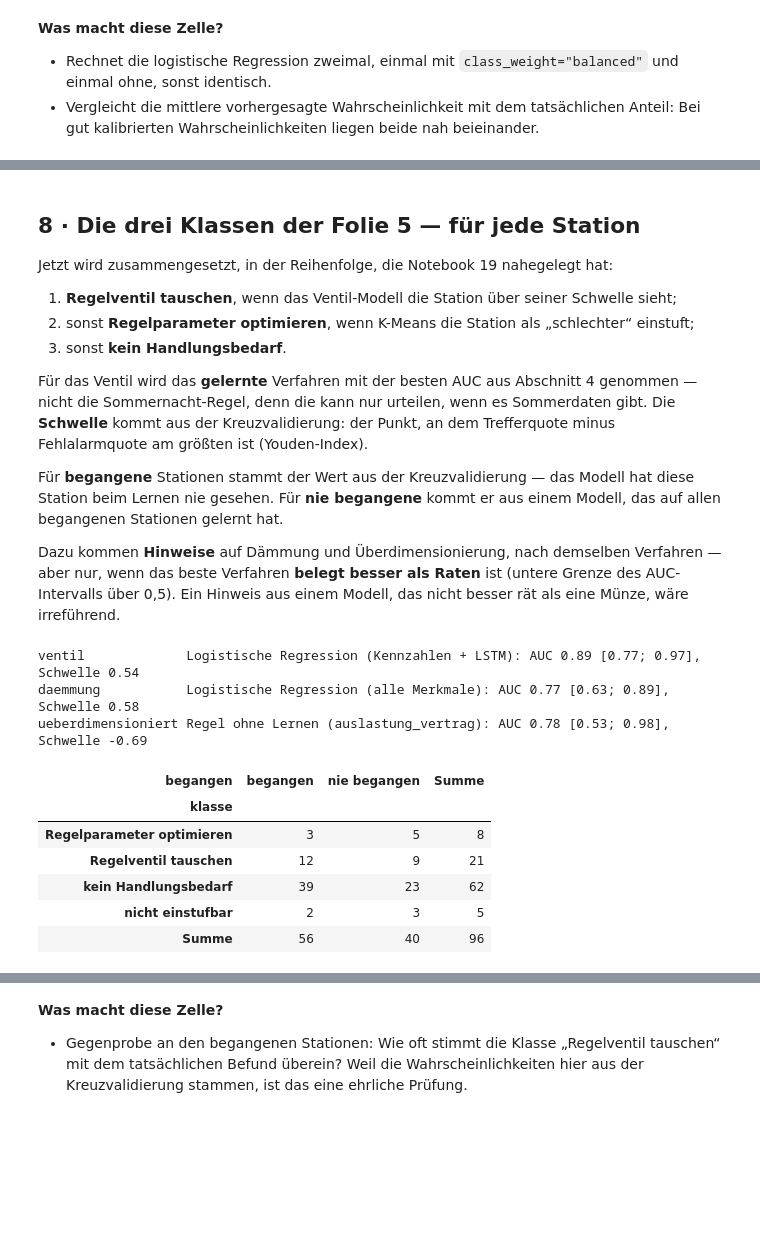
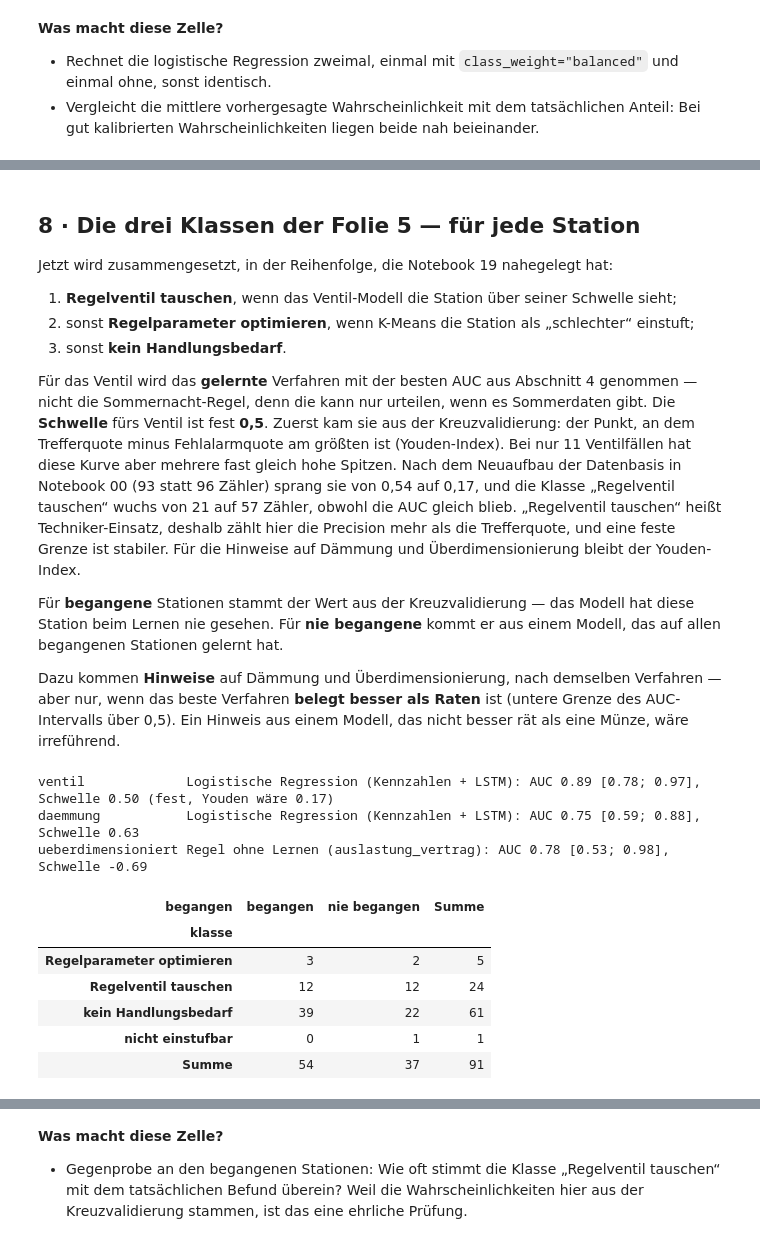
Before and after one commit to ivelinayna/projektseminar, a Jupyter notebook: notebooks/22_xgboost_fehlerklassen.ipynb, the cells around one changed output, grey strips where cells are left out. Drawn from its saved outputs; the diff is of its cells as text; code cells hidden in the pictures; blank space fills up the shorter version.

```diff
--- a/notebooks/22_xgboost_fehlerklassen.ipynb
+++ b/notebooks/22_xgboost_fehlerklassen.ipynb
@@ -595,8 +595,14 @@ Jetzt wird zusammengesetzt, in der Reihenfolge, die Notebook 19 nahegelegt hat:
 
 Für das Ventil wird das **gelernte** Verfahren mit der besten AUC aus Abschnitt 4 genommen
 — nicht die Sommernacht-Regel, denn die kann nur urteilen, wenn es Sommerdaten gibt.
-Die **Schwelle** kommt aus der Kreuzvalidierung: der Punkt, an dem Trefferquote minus
-Fehlalarmquote am größten ist (Youden-Index).
+Die **Schwelle** fürs Ventil ist fest **0,5**. Zuerst kam sie aus der Kreuzvalidierung: der
+Punkt, an dem Trefferquote minus Fehlalarmquote am größten ist (Youden-Index). Bei nur 11
+Ventilfällen hat diese Kurve aber mehrere fast gleich hohe Spitzen. Nach dem Neuaufbau der
+Datenbasis in Notebook 00 (93 statt 96 Zähler) sprang sie von 0,54 auf 0,17, und die Klasse
+„Regelventil tauschen“ wuchs von 21 auf 57 Zähler, obwohl die AUC gleich blieb. „Regelventil
+tauschen“ heißt Techniker-Einsatz, deshalb zählt hier die Precision mehr als die Trefferquote,
+und eine feste Grenze ist stabiler. Für die Hinweise auf Dämmung und Überdimensionierung bleibt
+der Youden-Index.
 
 Für **begangene** Stationen stammt der Wert aus der Kreuzvalidierung — das Modell hat
 diese Station beim Lernen nie gesehen. Für **nie begangene** kommt er aus einem Modell,
@@ -607,7 +613,7 @@ aber nur, wenn das beste Verfahren **belegt besser als Raten** ist (untere Grenz
 AUC-Intervalls über 0,5). Ein Hinweis aus einem Modell, das nicht besser rät als eine
 Münze, wäre irreführend.
 # %%
-def endmodell(ziel, nur_gelernt=False):
+def endmodell(ziel, nur_gelernt=False, schwelle_fest=None):
     t = loo[loo["Ziel"] == ziel]
     if nur_gelernt:
         t = t[t["Modell"] != "Regel ohne Lernen"]
@@ -616,7 +622,8 @@ def endmodell(ziel, nur_gelernt=False):
     y = d[ziel].astype(int).to_numpy()
     oof = pd.Series(scores[(ziel, split, t["Modell"], t["Merkmale"])], index=d.index)
     fpr, tpr, schwellen = roc_curve(y, oof)
-    schwelle = schwellen[np.argmax(tpr - fpr)]
+    youden = schwellen[np.argmax(tpr - fpr)]
+    schwelle = youden if schwelle_fest is None else schwelle_fest
     x_alle = merkmale.copy()
     if ziel == "ueberdimensioniert":
         # nie begangene haben kein Protokoll; für sie ist der Anschlusswert der aktuelle Vertrag
@@ -624,42 +631,43 @@ def endmodell(ziel, nur_gelernt=False):
     if t["Modell"] == "Regel ohne Lernen":
         spalte, richtung = REGELN[ziel]
         wert = richtung * x_alle[spalte].fillna(daten[spalte].median())
     else:
         spalten = spalten_fuer(ziel, t["Merkmale"])
         schaetzer, raster = modell(t["Modell"])
         suche = GridSearchCV(schaetzer, raster, cv=StratifiedKFold(4, shuffle=True, random_state=SEED), scoring="roc_auc").fit(d[spalten], y)
         wert = pd.Series(suche.predict_proba(x_alle[spalten])[:, 1], index=merkmale.index)
     wert.loc[oof.index] = oof                          # begangene: Wert aus der Kreuzvalidierung
     belegt = t["unten"] > 0.5
     print(f"{ziel:18s} {t['Modell']} ({t['Merkmale']}): AUC {t['AUC']:.2f} [{t['unten']:.2f}; {t['oben']:.2f}], "
-          f"Schwelle {schwelle:.2f}{'' if belegt else '  -> nicht belegt besser als Raten, kein Hinweis'}")
+          f"Schwelle {schwelle:.2f}{'' if schwelle_fest is None else f' (fest, Youden wäre {youden:.2f})'}"
+          f"{'' if belegt else '  -> nicht belegt besser als Raten, kein Hinweis'}")
     return wert, schwelle, belegt
 
 
-p_ventil, s_ventil, _ = endmodell("ventil", nur_gelernt=True)
+p_ventil, s_ventil, _ = endmodell("ventil", nur_gelernt=True, schwelle_fest=0.5)
 w_daemmung, s_daemmung, daemmung_belegt = endmodell("daemmung")
 w_vertrag, s_vertrag, vertrag_belegt = endmodell("ueberdimensioniert")
 
 klassen = pd.DataFrame({"p_ventil": p_ventil})
 klassen["kmeans"] = kmeans["einstufung"].reindex(klassen.index)
 klassen["begangen"] = klassen.index.isin(labels.index)
 klassen["klasse"] = np.select(
     [klassen["p_ventil"] >= s_ventil, klassen["kmeans"] == "schlechter", klassen["kmeans"] == "Optimum"],
     ["Regelventil tauschen", "Regelparameter optimieren", "kein Handlungsbedarf"], "nicht einstufbar")
 klassen["hinweis_daemmung"] = (w_daemmung >= s_daemmung) if daemmung_belegt else np.nan
 klassen["hinweis_vertrag"] = (w_vertrag >= s_vertrag) if vertrag_belegt else np.nan
 pd.crosstab(klassen["klasse"], klassen["begangen"].map({True: "begangen", False: "nie begangen"}), margins=True, margins_name="Summe")
 # %% [output]
-ventil             Logistische Regression (Kennzahlen + LSTM): AUC 0.89 [0.77; 0.97], Schwelle 0.54
-daemmung           Logistische Regression (alle Merkmale): AUC 0.77 [0.63; 0.89], Schwelle 0.58
+ventil             Logistische Regression (Kennzahlen + LSTM): AUC 0.89 [0.78; 0.97], Schwelle 0.50 (fest, Youden wäre 0.17)
+daemmung           Logistische Regression (Kennzahlen + LSTM): AUC 0.75 [0.59; 0.88], Schwelle 0.63
 ueberdimensioniert Regel ohne Lernen (auslastung_vertrag): AUC 0.78 [0.53; 0.98], Schwelle -0.69
 | begangen | begangen | nie begangen | Summe |
 | klasse |  |  |  |
-| Regelparameter optimieren | 3 | 5 | 8 |
-| Regelventil tauschen | 12 | 9 | 21 |
-| kein Handlungsbedarf | 39 | 23 | 62 |
-| nicht einstufbar | 2 | 3 | 5 |
-| Summe | 56 | 40 | 96 |
+| Regelparameter optimieren | 3 | 2 | 5 |
+| Regelventil tauschen | 12 | 12 | 24 |
+| kein Handlungsbedarf | 39 | 22 | 61 |
+| nicht einstufbar | 0 | 1 | 1 |
+| Summe | 54 | 37 | 91 |
 # %% [markdown]
 **Was macht diese Zelle?**
 - `endmodell()` nimmt das beste Verfahren aus Abschnitt 4 (fürs Ventil nur gelernte),
```
Also changed, not shown: parts of 24 cells of this notebook, 7 other files.
